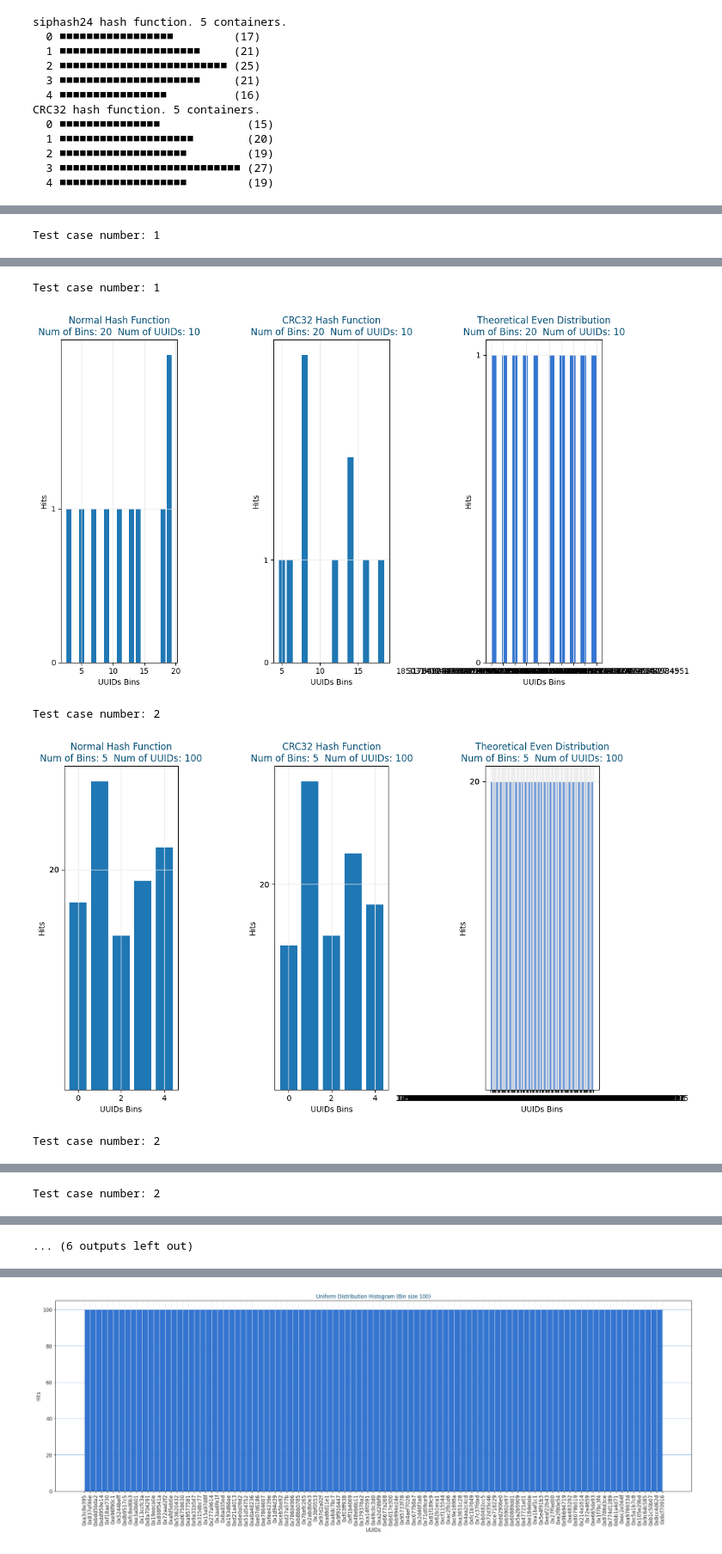
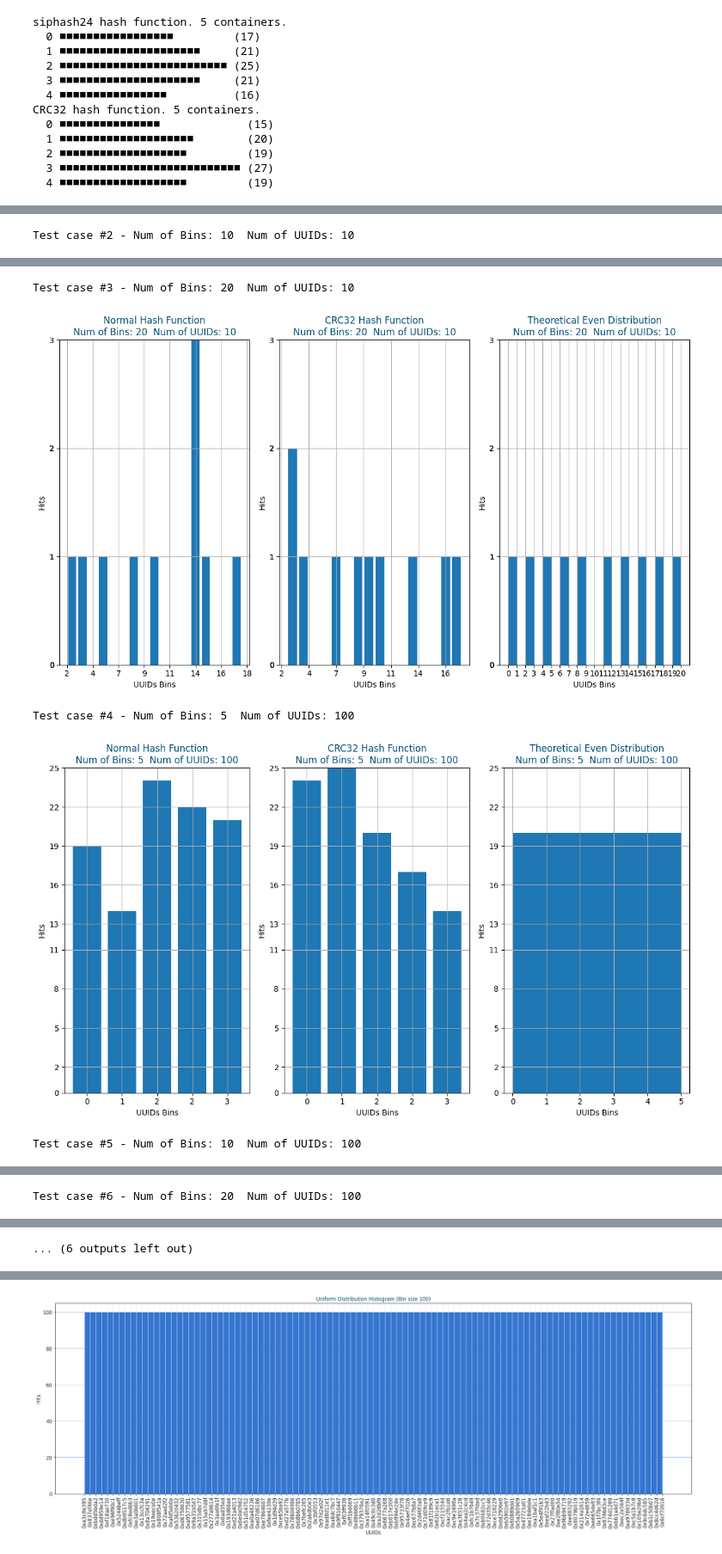
Before and after one commit to sergio-munoz/pubnub-jupyter, a Jupyter notebook: Uniform Distribution.ipynb, the cells around one changed output, grey strips where cells are left out. Shown at 86% size. Cells and saved outputs as stored; diff of their text form; code cells hidden in the pictures.

```diff
--- a/Uniform Distribution.ipynb
+++ b/Uniform Distribution.ipynb
@@ -111,7 +129,6 @@ for idx, val in enumerate(test_cases):
         normal_hash_counts = (distribute(val, num_containers=bin_size))
         crc32_hash_counts = (distribute(val, num_containers=bin_size, hash_function=crc32_hash_function))
 
-
         # Create 3 charts
         fig, axs = plt.subplots(1, 3, figsize=(12, 7), tight_layout=True)
 
@@ -122,26 +139,46 @@ for idx, val in enumerate(test_cases):
         axs[1].bar(crc32_hash_counts.keys(), crc32_hash_counts.values())
 
         # Histogram even distribution
-        c, b, _ = axs[2].hist(val, bins=bin_size, color=color_bars)
+        uuids = [uuid.UUID(int=(int(i))) for i in val]  # Convert back to UUID
+        hex_val = [(i.hex) for i in uuids]  # Convert to hexadecimal
+        density, bins, _ = axs[2].hist(hex_val, bins=bin_size)
 
+        # Get max values from Collections
+        def f_max(s): return max((c := (s)), key=c.get)
+        normal_hash_max = normal_hash_counts[f_max(normal_hash_counts)]
+        crc32_hash_max = crc32_hash_counts[f_max(crc32_hash_counts)]
+        c_max = max(density)  # Normal max for array
+
+        # Get global_max
+        global_max = max([normal_hash_max, crc32_hash_max, c_max])
+
+        # Change ax for all
         for ax in axs:
-            ax.grid(axis='y', color=facecolor, lw = 0.9, alpha=0.7)
-            ax.grid(axis='x', color=facecolor, lw = 0.9)
+            #ax.grid(axis='y', color=facecolor, lw = 0.9, alpha=0.7)
+            #ax.grid(axis='x', color=facecolor, lw = 0.9)
             ax.grid(True)
             ax.set_ylabel('Hits')
-            ax.set_yticks([min(c),max(c)])
+            ax.set_ylim([0, global_max])
+            ax.set_yticks(np.linspace(0, global_max, num=10, dtype=int))
+            ax.set_xticklabels(np.linspace(0, len(bins), num=10, dtype=int))
 
+        # Change ax for chart 1
         ax = axs[0]
         ax.set_title(f"Normal Hash Function\n{title}", c=txt_color2)
         ax.set_xlabel("UUIDs Bins")
-        #ax.tick_params(axis='x', rotation=55)
+
+        # Change ax for chart 2
         ax = axs[1]
         ax.set_title(f"CRC32 Hash Function\n{title}", c=txt_color2)
         ax.set_xlabel("UUIDs Bins")
+
+        # Change ax for chart 3
         ax = axs[2]
         ax.set_title(f"Theoretical Even Distribution\n{title}", c=txt_color2)
-        #ax.set_xticklabels()
         ax.set_xlabel("UUIDs Bins")
+        #ax.tick_params(axis='x', which='both', rotation=55)
+        ax.set_xticks(bins)
+        ax.set_xticklabels(np.arange(len(bins)))
         plt.show()
 # %% [output]
 Python hash function results for random UUIDs
@@ -150 +187 @@ Test case number: 1
-Test case number: 1
+Test case #2 - Num of Bins: 10  Num of UUIDs: 10
@@ -152,5 +189,5 @@ Test case number: 1
-Test case number: 1
+Test case #3 - Num of Bins: 20  Num of UUIDs: 10
-[figure, old version]
+[figure, new version]
-Test case number: 2
+Test case #4 - Num of Bins: 5  Num of UUIDs: 100
-[figure, old version]
+[figure, new version]
-Test case number: 2
+Test case #5 - Num of Bins: 10  Num of UUIDs: 100
@@ -158 +195 @@ Test case number: 2
-Test case number: 2
+Test case #6 - Num of Bins: 20  Num of UUIDs: 100
```
Also changed, not shown: parts of 9 cells of this notebook.
